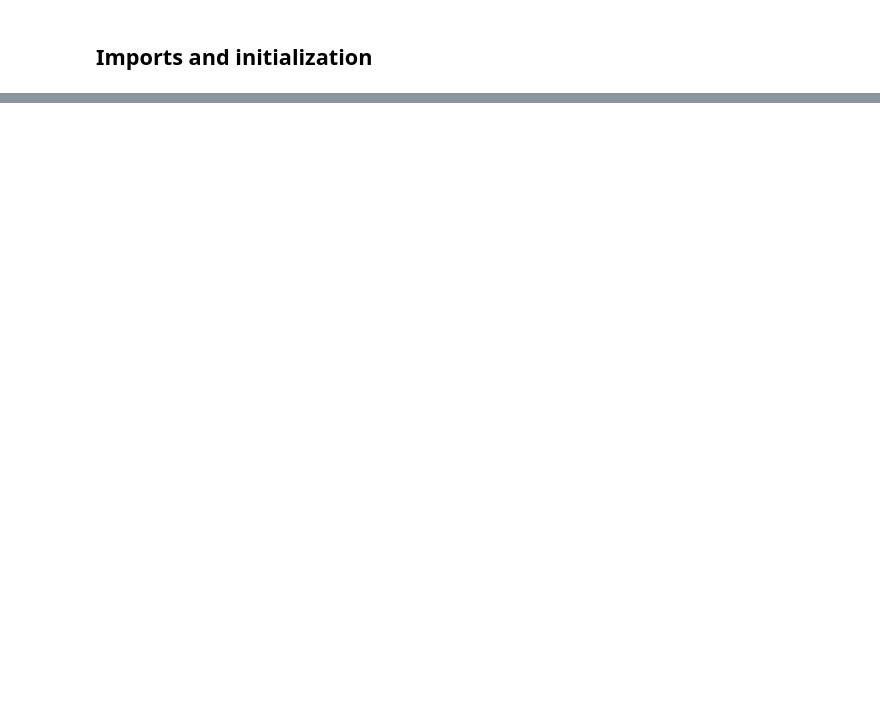
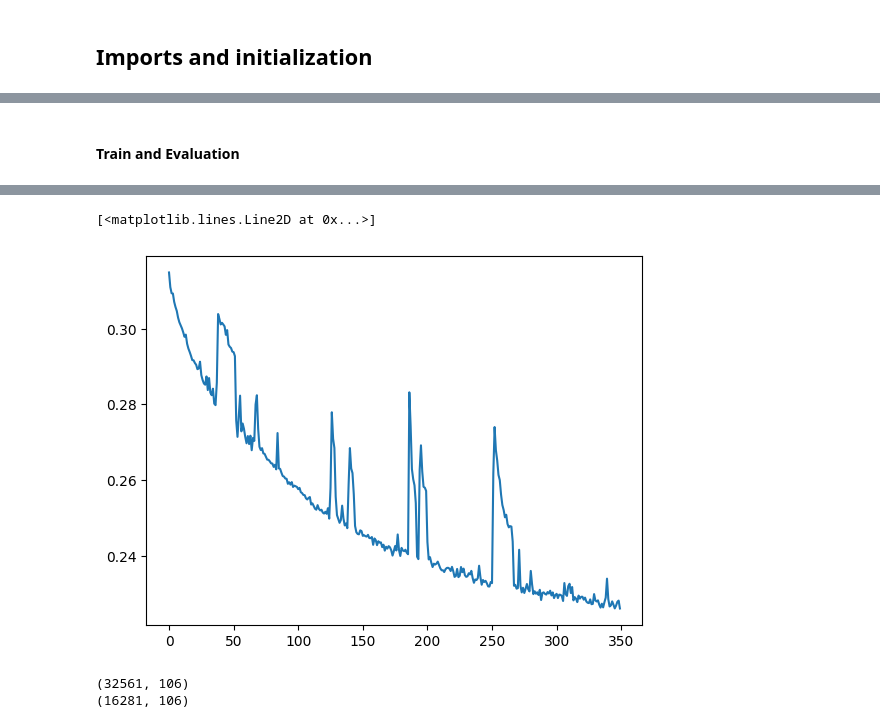
Before and after one commit to daeskk/machine-learning-project, a Jupyter notebook: am.ipynb, the cells around one changed output, grey strips where cells are left out. Saved outputs shown, nothing was run; the diff lists cells and outputs as text; code cells hidden in the pictures; blank space fills up the shorter version.

```diff
--- a/am.ipynb
+++ b/am.ipynb
@@ -83,0 +196,8 @@ test_df
+# %%
+# train data
+x_train = normalize_dataframe(x)
+x_train.drop('cat__native-country_Holand-Netherlands', axis = 1, inplace = True)
+
+y_train = y
+
+x_train
@@ -83,0 +239,3 @@ test_df
+# %%
+model = LogisticRegression(max_iter=500)
+model.fit(x_train, y_train)
@@ -83,0 +309,9 @@ test_df
+# %%
+dataset_pt = IncomeDataset(x_train, y_train)
+dataloader = DataLoader(dataset_pt, batch_size=16, shuffle=True)
+
+input_dim = x_train.shape[1]
+modelMLP = IncomeNeuralNetworkPredictor(input_dim)
+
+criterion = nn.BCELoss()
+optimizer = optim.SGD(modelMLP.parameters(), lr=0.1)
@@ -83,0 +322,33 @@ test_df
+# %% [markdown]
+#### Train and Evaluation
+# %%
+from tqdm import tqdm
+num_epochs = 350
+
+epoch_cost = []
+
+for epoch in tqdm(range(num_epochs)):
+    epoch_loss = 0.0
+    for features, targets in dataloader:
+      optimizer.zero_grad()
+      outputs = model(features)
+      loss = criterion(outputs, targets)
+      loss.backward()
+      optimizer.step()
+      epoch_loss += loss.item()
+
+    # # Forward pass
+    # outputs = model(dataset_pt)
+    # loss = criterion(outputs, y_train)
+
+    # # Backward pass e otimização
+    # optimizer.zero_grad()  # Zera os gradientes
+    # loss.backward()  # Backpropagation
+    # optimizer.step()  # Atualiza os pesos
+    epoch_cost.append(epoch_loss/len(dataloader))
+
+    if (epoch+1) % 50 == 0:
+        print(f'Época [{epoch+1}/{num_epochs}], Loss: {loss.item():.4f}')
+
+plt.plot(epoch_cost)
+# %% [output]
@@ -83,0 +362,8 @@ test_df
+[<matplotlib.lines.Line2D at 0x...>]
+[figure, added]
+# %%
+print(x_train.shape)
+print(x_test.shape)
+# %% [output]
+(32561, 106)
+(16281, 106)
```
Also changed, not shown: parts of 61 cells of this notebook.
